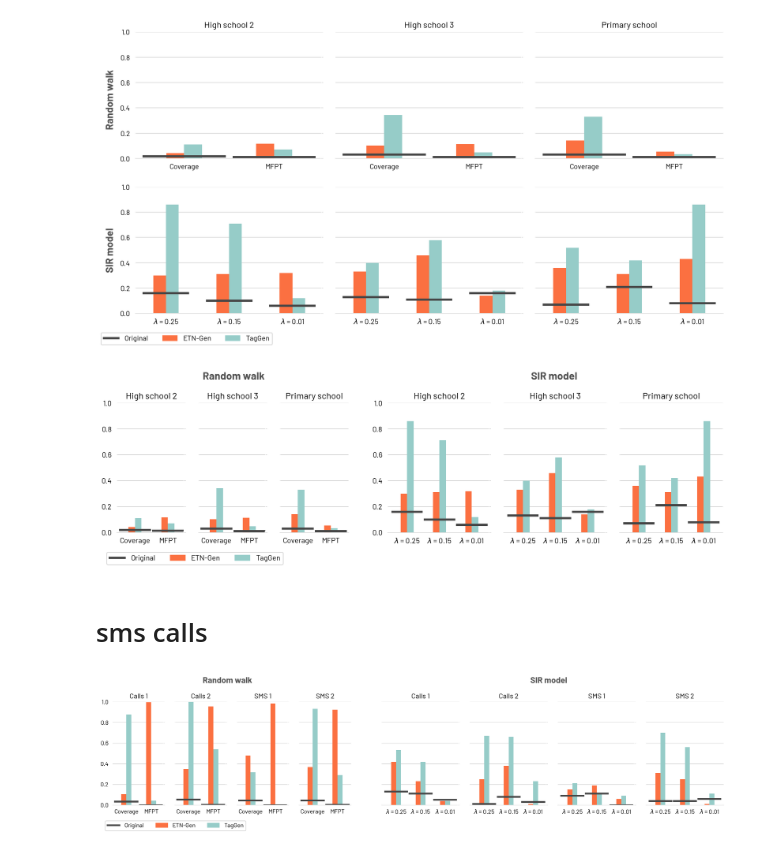
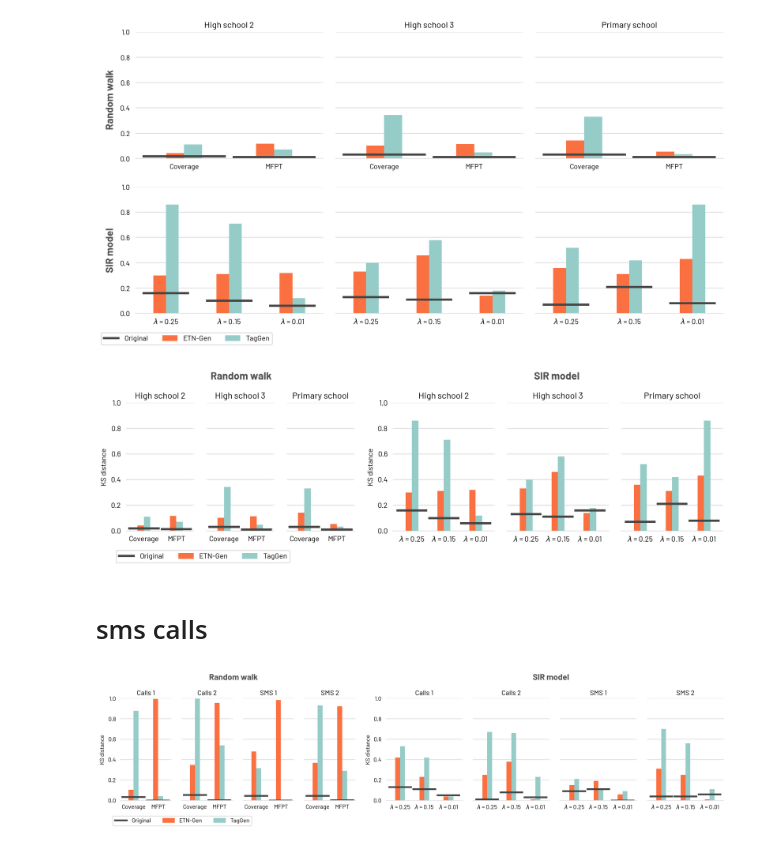
Before and after one commit to AntonioLonga/ETNgen, a Jupyter notebook: Evaluation/Dynamic-Multiple run- SI ks.ipynb, the cells around one changed output. Cells and saved outputs as stored; diff of their text form; code cells hidden in the pictures.

```diff
--- a/Evaluation/Dynamic-Multiple run- SI ks.ipynb
+++ b/Evaluation/Dynamic-Multiple run- SI ks.ipynb
@@ -866,6 +863,8 @@ plot_r03(ax[6],"primary_school",legend=True)
 
 ax[1].tick_params(axis='y', colors='white')
 ax[2].tick_params(axis='y', colors='white')
+ax[0].set_ylabel("KS distance")
+ax[4].set_ylabel("KS distance")
 
 #ax[4].tick_params(axis='y', colors='white')
 ax[5].tick_params(axis='y', colors='white')
@@ -884,7 +883,7 @@ fig.text(0.682, 1.08, 'SIR model',fontdict={'size':14,'color':'#4d4d4d'},weight=
 
 fig.savefig("dynamic_SI_ks_face.pdf", bbox_inches = 'tight')
 # %% [output]
-[figure, old version]
+[figure, new version]
 # %% [markdown]
 # sms calls
 # %%
@@ -1068,32 +1067,35 @@ empty_plot(ax[4])
 plot_r03(ax[5],"DTU_calls_1set")
 plot_r03(ax[6],"FF_calls_1set")
 plot_r03(ax[7],"DTU_SMS_1set")
 plot_r03(ax[8],"FF_SMS_1set",legend=True)
 
 
+ax[0].set_ylabel("KS distance")
+ax[5].set_ylabel("KS distance")
 ax[1].tick_params(axis='y', colors='white')
 ax[2].tick_params(axis='y', colors='white')
 ax[3].tick_params(axis='y', colors='white')
 
 
 #ax[4].tick_params(axis='y', colors='white')
-ax[5].tick_params(axis='y', colors='white')
+#ax[5].tick_params(axis='y', colors='white')
 ax[6].tick_params(axis='y', colors='white')
 ax[7].tick_params(axis='y', colors='white')
 ax[8].tick_params(axis='y', colors='white')
 
 
 legend_elements = [Line2D([0], [0], color=ORIGINAL_COLOR, lw=3,label='Original'),
                    Patch(facecolor=ETN_COLOR, edgecolor=ETN_COLOR,label='ETN-Gen'),
                    Patch(facecolor=TAG_COLOR, edgecolor=TAG_COLOR,label='TagGen')]
 
 # Create the figure
 ax[0].legend(handles=legend_elements,loc='center left', bbox_to_anchor=(-0.2, -0.2),ncol=5)
 
+
 fig.text(0.17, 1.08, 'Random walk',fontdict={'size':14,'color':'#4d4d4d'},weight="bold")
 fig.text(0.682, 1.08, 'SIR model',fontdict={'size':14,'color':'#4d4d4d'},weight="bold")
 
 
 fig.savefig("dynamic_SI_ks_sms_calls.pdf", bbox_inches = 'tight')
 # %% [output]
-[figure, old version]
+[figure, new version]
```
Also changed, not shown: parts of 1 cell of this notebook, 40 other files.
